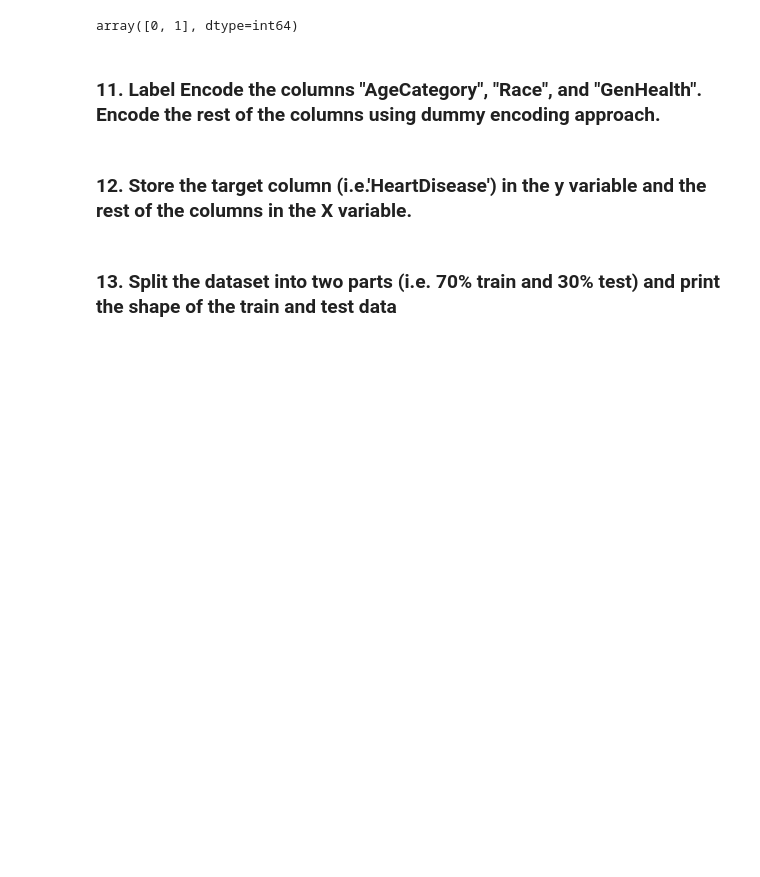
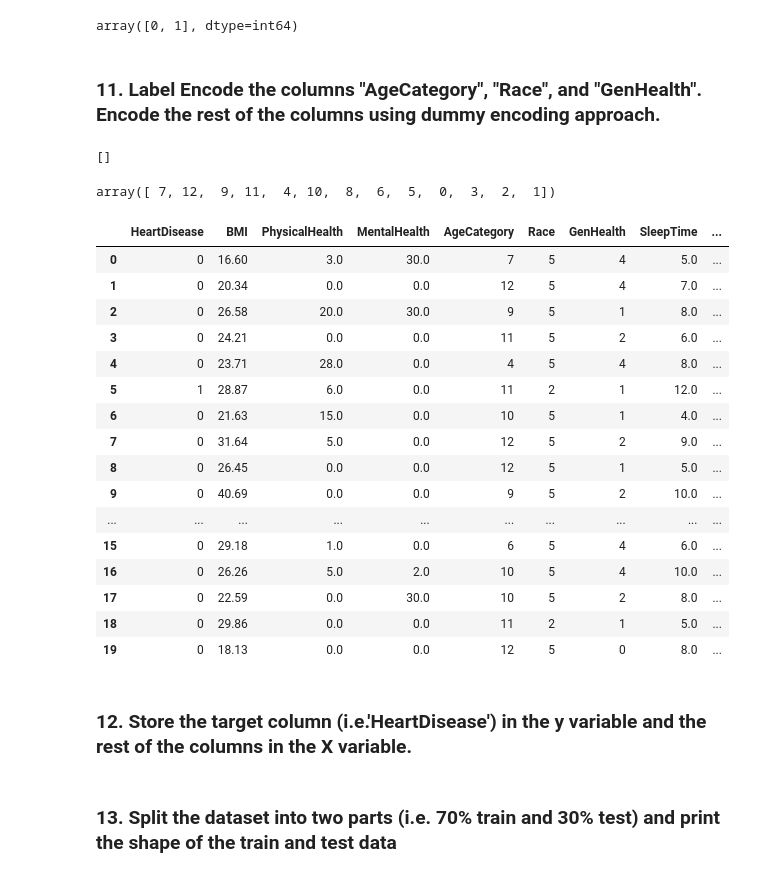
Before and after one commit to kmdurga67/Kumari_Durga-Lab3_Python-for-DS, a Jupyter notebook: Supervised Learning - Lab Problem Statement.ipynb, the cells around one changed output. Saved outputs shown, nothing was run; the diff lists cells and outputs as text; code cells hidden in the pictures; blank space fills up the shorter version.

```diff
--- a/Supervised Learning - Lab Problem Statement.ipynb
+++ b/Supervised Learning - Lab Problem Statement.ipynb
@@ -218,5 +217,5 @@ array(['Yes', 'No', 'No, borderline diabetes', 'Yes (during pregnancy)'],
 # %%
-df['Diabetic'] = df['Diabetic'].replace({'Yes (during pregnancy)' : 'Yes', 'No borderline dibetes' : 'No'})
+df['Diabetic'] = df['Diabetic'].replace({'Yes (during pregnancy)' : 'Yes', 'No, borderline dibetes' : 'No'})
 # %%
 df['Diabetic'].value_counts()
 # %% [output]
@@ -245,6 +244,7 @@ array([0, 1], dtype=int64)
 ### 11. Label Encode the columns "AgeCategory", "Race", and "GenHealth". Encode the rest of the columns using dummy encoding approach.
 # %%
 object_type_variable = [i for i in df[['AgeCategory', 'Race', 'GenHealth']] if df.dtypes[i] == object]
+print(object_type_variable)
 
 le = LabelEncoder()
 
@@ -255,5 +255,33 @@ def encoder(df):
         df[i] = df[i].astype(int)
 
 encoder(df)
+# %% [output]
+[]
+# %%
+df.AgeCategory.unique()
+# %% [output]
+array([ 7, 12,  9, 11,  4, 10,  8,  6,  5,  0,  3,  2,  1])
+# %%
+df = pd.get_dummies(df, drop_first = True)
+# %%
+df.head(20)
+# %% [output]
+|  | HeartDisease | BMI | PhysicalHealth | MentalHealth | AgeCategory | Race | GenHealth | SleepTime | ... |
+| 0 | 0 | 16.60 | 3.0 | 30.0 | 7 | 5 | 4 | 5.0 | ... |
+| 1 | 0 | 20.34 | 0.0 | 0.0 | 12 | 5 | 4 | 7.0 | ... |
+| 2 | 0 | 26.58 | 20.0 | 30.0 | 9 | 5 | 1 | 8.0 | ... |
+| 3 | 0 | 24.21 | 0.0 | 0.0 | 11 | 5 | 2 | 6.0 | ... |
+| 4 | 0 | 23.71 | 28.0 | 0.0 | 4 | 5 | 4 | 8.0 | ... |
+| 5 | 1 | 28.87 | 6.0 | 0.0 | 11 | 2 | 1 | 12.0 | ... |
+| 6 | 0 | 21.63 | 15.0 | 0.0 | 10 | 5 | 1 | 4.0 | ... |
+| 7 | 0 | 31.64 | 5.0 | 0.0 | 12 | 5 | 2 | 9.0 | ... |
+| 8 | 0 | 26.45 | 0.0 | 0.0 | 12 | 5 | 1 | 5.0 | ... |
+| 9 | 0 | 40.69 | 0.0 | 0.0 | 9 | 5 | 2 | 10.0 | ... |
+| ... | ... | ... | ... | ... | ... | ... | ... | ... | ... |
+| 15 | 0 | 29.18 | 1.0 | 0.0 | 6 | 5 | 4 | 6.0 | ... |
+| 16 | 0 | 26.26 | 5.0 | 2.0 | 10 | 5 | 4 | 10.0 | ... |
+| 17 | 0 | 22.59 | 0.0 | 30.0 | 10 | 5 | 2 | 8.0 | ... |
+| 18 | 0 | 29.86 | 0.0 | 0.0 | 11 | 2 | 1 | 5.0 | ... |
+| 19 | 0 | 18.13 | 0.0 | 0.0 | 12 | 5 | 0 | 8.0 | ... |
 # %% [markdown]
 ### 12. Store the target column (i.e.'HeartDisease') in the y variable and the rest of the columns in the X variable.
```
Also changed, not shown: parts of 18 cells of this notebook.
